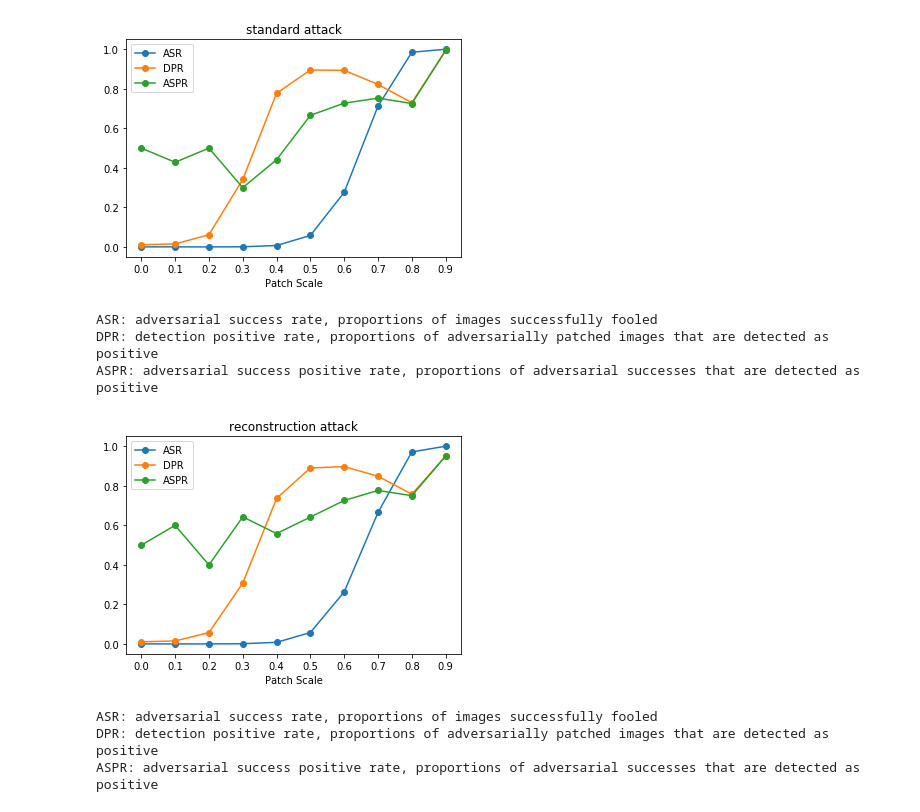
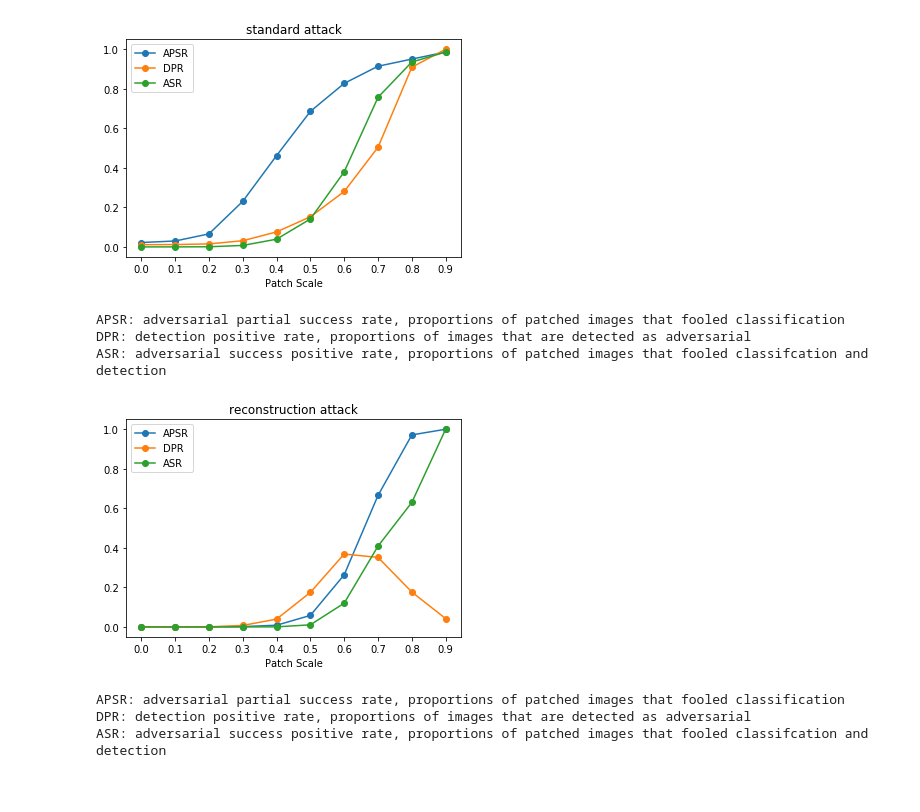
Before and after one commit to PerryXDeng/detecting-adversarial-patches-capsule-networks, a Jupyter notebook: recon_error_analysis.ipynb, the cells around one changed output. Saved outputs shown, nothing was run; the diff lists cells and outputs as text; code cells hidden in the pictures.

```diff
--- a/recon_error_analysis.ipynb
+++ b/recon_error_analysis.ipynb
@@ -126,15 +184,13 @@ recon_data = pd.read_csv("saved_patches/mnist/recon_custom_weightreg_dropout/adv
 # %%
-crit_95 = 0.024140937449999955
-crit_99 = 0.03350143245999998
-display_scaled_patch_success_detection_rates(data, target_class=0, det_thres=crit_99, title="standard attack")
-display_scaled_patch_success_detection_rates(recon_data, target_class=0, det_thres=crit_99, title="reconstruction attack")
+display_scaled_patch_success_detection_rates(standard, target_class=0, det_thres=crit_99, title="standard attack")
+display_scaled_patch_success_detection_rates(adaptive, target_class=0, det_thres=crit_99, title="reconstruction attack")
 # %% [output]
-[figure, old version]
+[figure, new version]
-ASR: adversarial success rate, proportions of images successfully fooled
-DPR: detection positive rate, proportions of adversarially patched images that are detected as positive
-ASPR: adversarial success positive rate, proportions of adversarial successes that are detected as positive
+APSR: adversarial partial success rate, proportions of patched images that fooled classification
+DPR: detection positive rate, proportions of images that are detected as adversarial
+ASR: adversarial success positive rate, proportions of patched images that fooled classifcation and detection
-[figure, old version]
+[figure, new version]
-ASR: adversarial success rate, proportions of images successfully fooled
-DPR: detection positive rate, proportions of adversarially patched images that are detected as positive
-ASPR: adversarial success positive rate, proportions of adversarial successes that are detected as positive
+APSR: adversarial partial success rate, proportions of patched images that fooled classification
+DPR: detection positive rate, proportions of images that are detected as adversarial
+ASR: adversarial success positive rate, proportions of patched images that fooled classifcation and detection
 # %%
```
Also changed, not shown: parts of 8 cells of this notebook.
